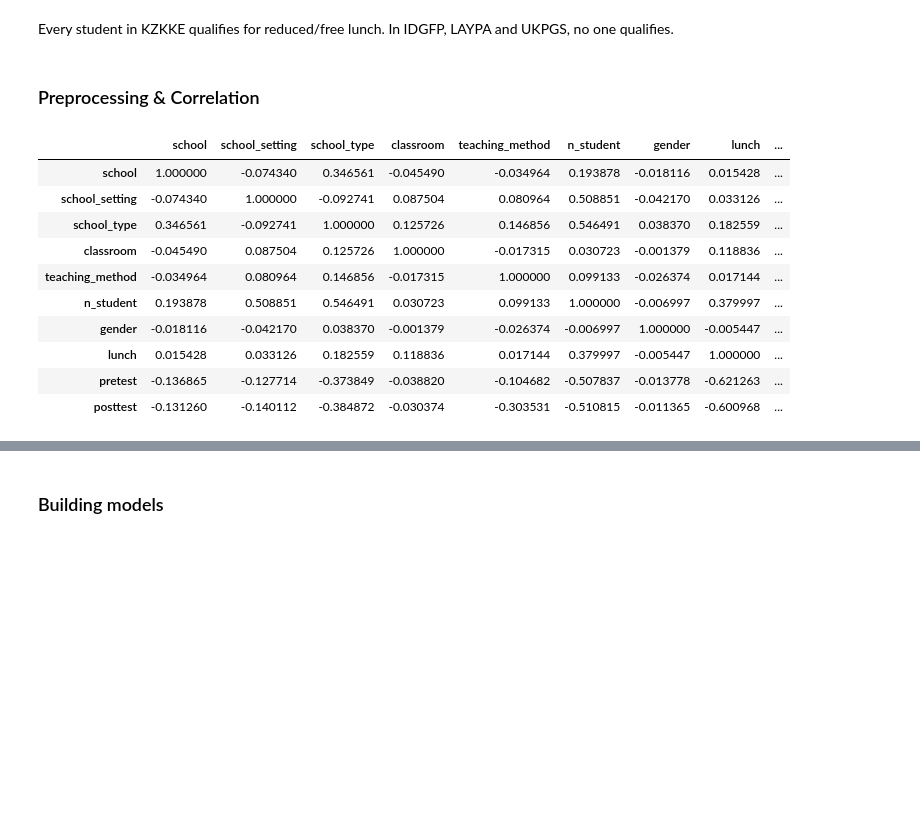
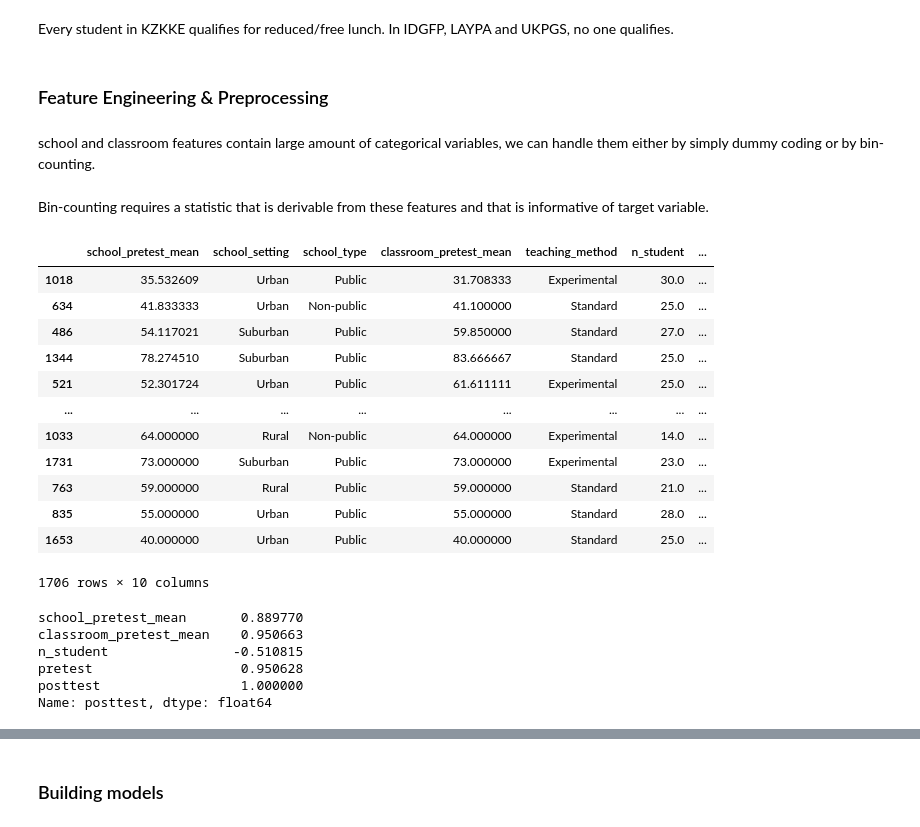
Before and after one commit to tolgarecep/test-scores, a Jupyter notebook: test-scores.ipynb, the cells around one changed output, grey strips where cells are left out. Cells and saved outputs as stored; diff of their text form; code cells hidden in the pictures; blank space fills up the shorter version.

```diff
--- a/test-scores.ipynb
+++ b/test-scores.ipynb
@@ -299,29 +299,44 @@ Name: school, dtype: float64
 # %% [markdown]
 Every student in KZKKE qualifies for reduced/free lunch. In IDGFP, LAYPA and UKPGS, no one qualifies.
 # %% [markdown]
-<h3>Preprocessing & Correlation</h3>
+<h3>Feature Engineering & Preprocessing</h3>
-# %%
-data_encode = data.copy()
-from sklearn.preprocessing import LabelEncoder
-le = LabelEncoder()
-data_encode.school = le.fit_transform(data_encode.school)
-data_encode.school_setting = le.fit_transform(data_encode.school_setting)
-data_encode.school_type = le.fit_transform(data_encode.school_type)
-data_encode.classroom = le.fit_transform(data_encode.classroom)
-data_encode.teaching_method = le.fit_transform(data_encode.teaching_method)
-data_encode.gender = le.fit_transform(data_encode.gender)
-data_encode.lunch = le.fit_transform(data_encode.lunch)
-corr = data_encode.corr()
-corr
-# %% [output]
-|  | school | school_setting | school_type | classroom | teaching_method | n_student | gender | lunch | ... |
-| school | 1.000000 | -0.074340 | 0.346561 | -0.045490 | -0.034964 | 0.193878 | -0.018116 | 0.015428 | ... |
-| school_setting | -0.074340 | 1.000000 | -0.092741 | 0.087504 | 0.080964 | 0.508851 | -0.042170 | 0.033126 | ... |
-| school_type | 0.346561 | -0.092741 | 1.000000 | 0.125726 | 0.146856 | 0.546491 | 0.038370 | 0.182559 | ... |
-| classroom | -0.045490 | 0.087504 | 0.125726 | 1.000000 | -0.017315 | 0.030723 | -0.001379 | 0.118836 | ... |
-| teaching_method | -0.034964 | 0.080964 | 0.146856 | -0.017315 | 1.000000 | 0.099133 | -0.026374 | 0.017144 | ... |
-| n_student | 0.193878 | 0.508851 | 0.546491 | 0.030723 | 0.099133 | 1.000000 | -0.006997 | 0.379997 | ... |
-| gender | -0.018116 | -0.042170 | 0.038370 | -0.001379 | -0.026374 | -0.006997 | 1.000000 | -0.005447 | ... |
-| lunch | 0.015428 | 0.033126 | 0.182559 | 0.118836 | 0.017144 | 0.379997 | -0.005447 | 1.000000 | ... |
-| pretest | -0.136865 | -0.127714 | -0.373849 | -0.038820 | -0.104682 | -0.507837 | -0.013778 | -0.621263 | ... |
-| posttest | -0.131260 | -0.140112 | -0.384872 | -0.030374 | -0.303531 | -0.510815 | -0.011365 | -0.600968 | ... |
+# %% [markdown]
+school and classroom features contain large amount of categorical variables, we can handle them either by simply dummy coding or by bin-counting.
+# %% [markdown]
+Bin-counting requires a statistic that is derivable from these features and that is informative of target variable.
+# %%
+data_bc = data.copy()
+for student in range(data_bc.shape[0]):
+    data_bc.iloc[student,0] = data_bc.pretest[data_bc.school == data_bc.iloc[student,0]].mean()
+data_bc.school = data_bc.school.astype('float')
+
+for student in range(data_bc.shape[0]):
+    data_bc.iloc[student,3] = data_bc.pretest[data_bc.classroom == data_bc.iloc[student,3]].mean()
+data_bc.classroom = data_bc.classroom.astype('float')
+
+data_bc.drop('student_id',axis=1,inplace=True)
+data_bc.rename(columns={'school':'school_pretest_mean','classroom':'classroom_pretest_mean'}, inplace=True)
+data_bc
+# %% [output]
+|  | school_pretest_mean | school_setting | school_type | classroom_pretest_mean | teaching_method | n_student | ... |
+| 1018 | 35.532609 | Urban | Public | 31.708333 | Experimental | 30.0 | ... |
+| 634 | 41.833333 | Urban | Non-public | 41.100000 | Standard | 25.0 | ... |
+| 486 | 54.117021 | Suburban | Public | 59.850000 | Standard | 27.0 | ... |
+| 1344 | 78.274510 | Suburban | Public | 83.666667 | Standard | 25.0 | ... |
+| 521 | 52.301724 | Urban | Public | 61.611111 | Experimental | 25.0 | ... |
+| ... | ... | ... | ... | ... | ... | ... | ... |
+| 1033 | 64.000000 | Rural | Non-public | 64.000000 | Experimental | 14.0 | ... |
+| 1731 | 73.000000 | Suburban | Public | 73.000000 | Experimental | 23.0 | ... |
+| 763 | 59.000000 | Rural | Public | 59.000000 | Standard | 21.0 | ... |
+| 835 | 55.000000 | Urban | Public | 55.000000 | Standard | 28.0 | ... |
+| 1653 | 40.000000 | Urban | Public | 40.000000 | Standard | 25.0 | ... |
+1706 rows × 10 columns
+# %%
+data_bc.corr()['posttest']
+# %% [output]
+school_pretest_mean       0.889770
+classroom_pretest_mean    0.950663
+n_student                -0.510815
+pretest                   0.950628
+posttest                  1.000000
+Name: posttest, dtype: float64
```
Also changed, not shown: parts of 19 cells of this notebook.
